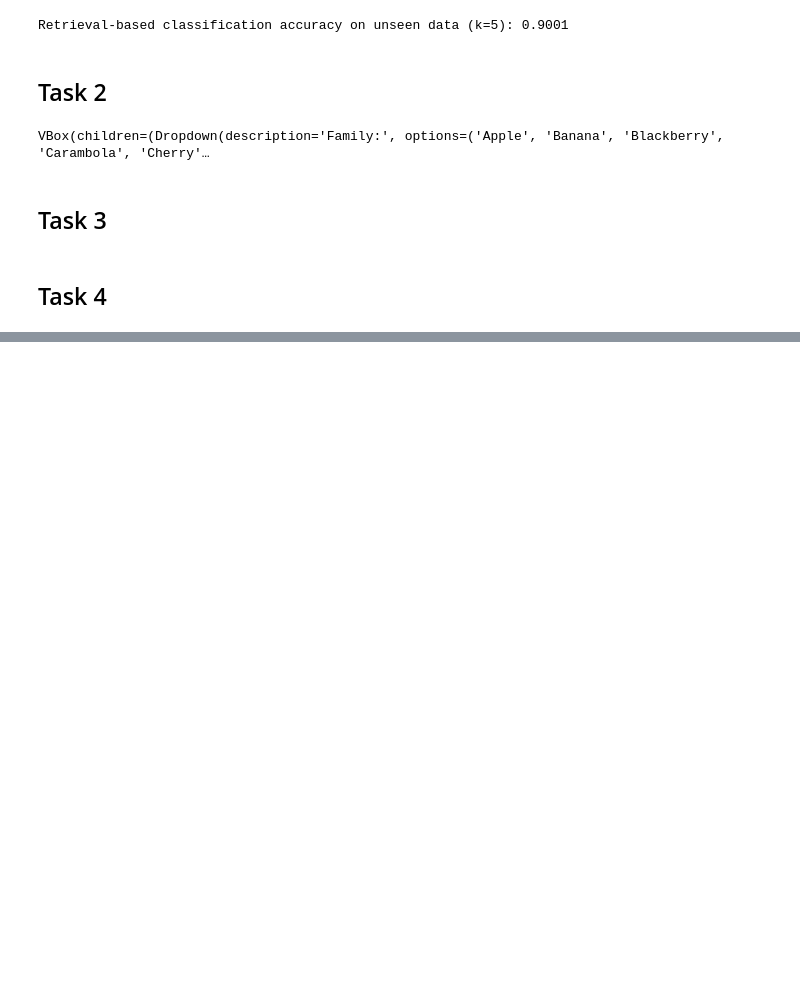
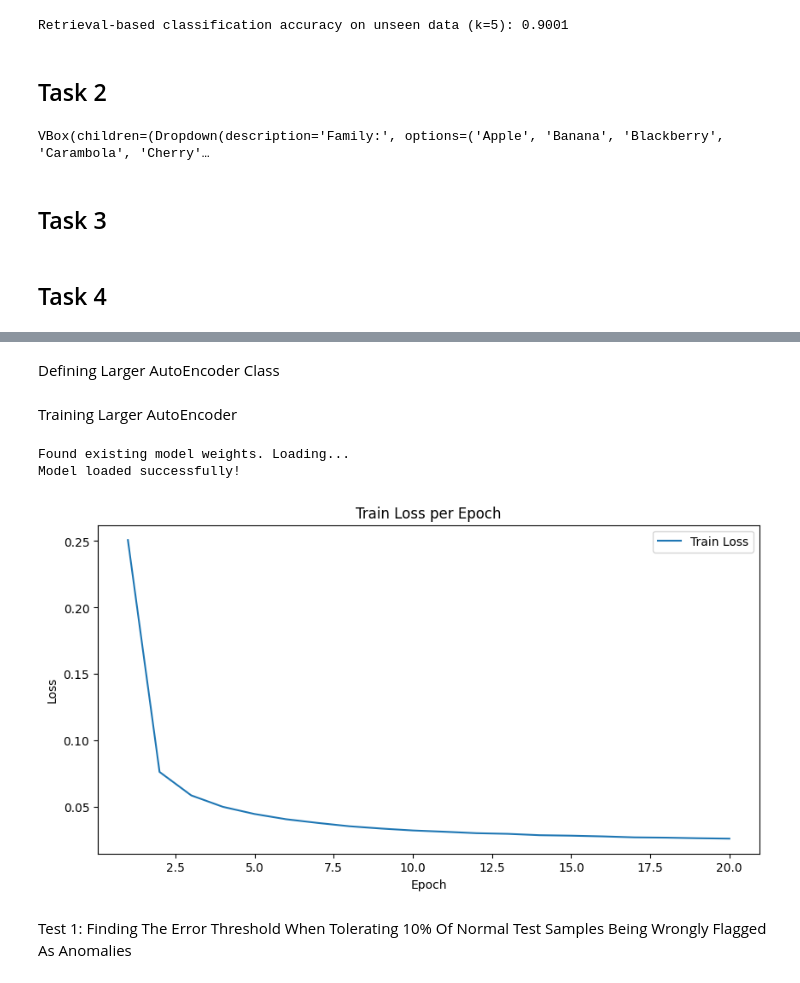
Before and after one commit to WouterFeijen/DL-Assignment-1, a Jupyter notebook: ass1_skeleton.ipynb, the cells around one changed output, grey strips where cells are left out. Saved outputs shown, nothing was run; the diff lists cells and outputs as text; code cells hidden in the pictures; blank space fills up the shorter version.

```diff
--- a/ass1_skeleton.ipynb
+++ b/ass1_skeleton.ipynb
@@ -896,0 +1050,2 @@ def get_anomaly_dataset(fraction):
+# %% [markdown]
+Defining Larger AutoEncoder Class
@@ -896,0 +1089,53 @@ def get_anomaly_dataset(fraction):
+# %% [markdown]
+Training Larger AutoEncoder
+# %%
+# define dataloader
+train_dl = DataLoader(train_data, batch_size=64, shuffle=True, num_workers=0, pin_memory=True) # num_workers=4 for Linux
+
+# vars
+EMBEDDING_DIM = 128
+n_epochs = 20
+
+device = torch.device("cuda" if torch.cuda.is_available() else "cpu")
+ae = AutoEncoder(embedding_dim=EMBEDDING_DIM).to(device)
+
+criterion = F.mse_loss
+optimizer = torch.optim.Adam(ae.parameters(), lr=0.001)
+
+base_path = get_base_path()
+ae_save_path = os.path.join(base_path,"autoencoder_weights.pth")
+
+if os.path.exists(ae_save_path):
+    print("Found existing model weights. Loading...")
+    # load dictionary
+    checkpoint = torch.load(ae_save_path, map_location=device, weights_only=False)
+
+    # load weights and set model to eval mode
+    ae.load_state_dict(checkpoint["model_state_dict"])
+    ae.eval()
+    print("Model loaded successfully!")
+
+    train_losses = checkpoint.get("train_losses", [])
+else:
+    print("No saved weights found. Starting training...")
+
+    # training
+    train_losses = train_autoencoder(
+        model=ae,
+        device=device,
+        save_path=ae_save_path,
+        n_epochs=n_epochs,
+        criterion=criterion,
+        optimizer=optimizer,
+        data_loader=train_dl
+    )
+    print(f"Training Complete. Model saved to {ae_save_path}")
+    # 21min 6.5s
+plot_loss_history(train_losses,None)
+# %% [output]
+Found existing model weights. Loading...
+Model loaded successfully!
+[figure, added]
+# %% [markdown]
+Test 1: Finding The Error Threshold When Tolerating 10% Of Normal Test Samples Being Wrongly
+Flagged As Anomalies
```
Also changed, not shown: parts of 14 cells of this notebook.
